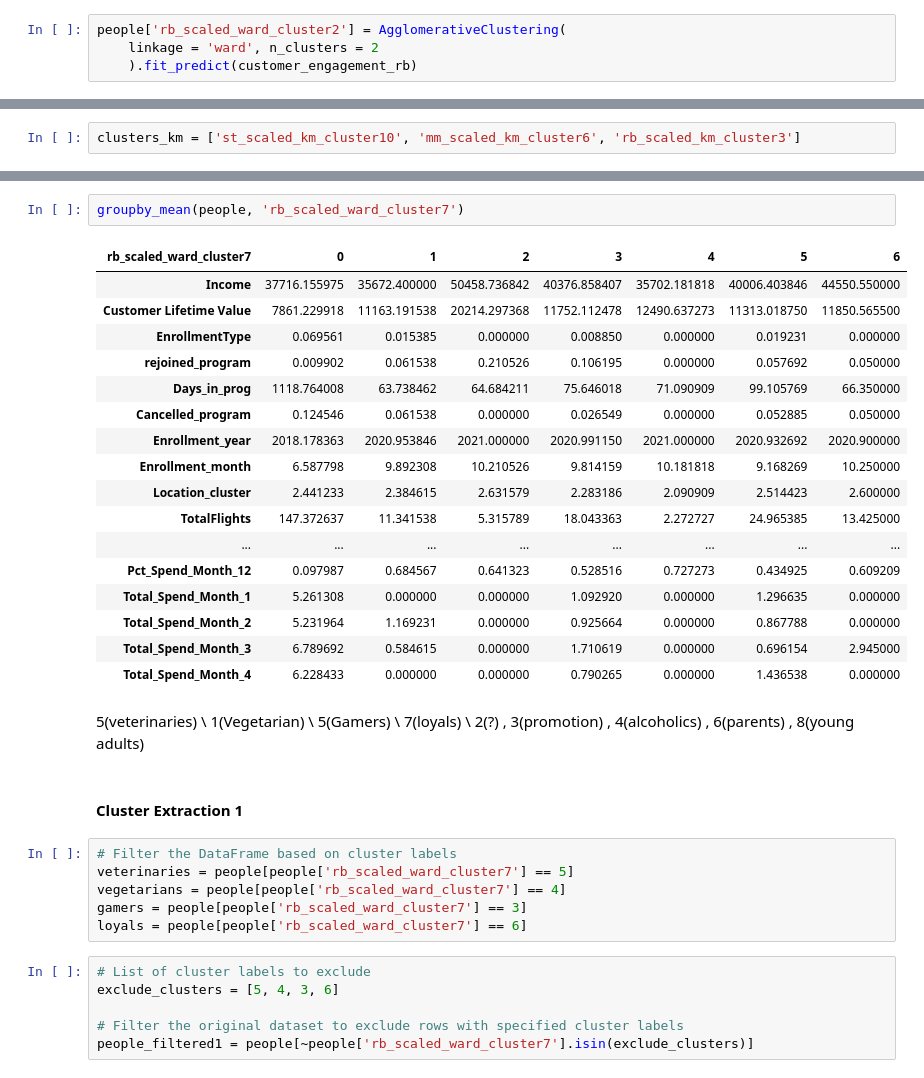
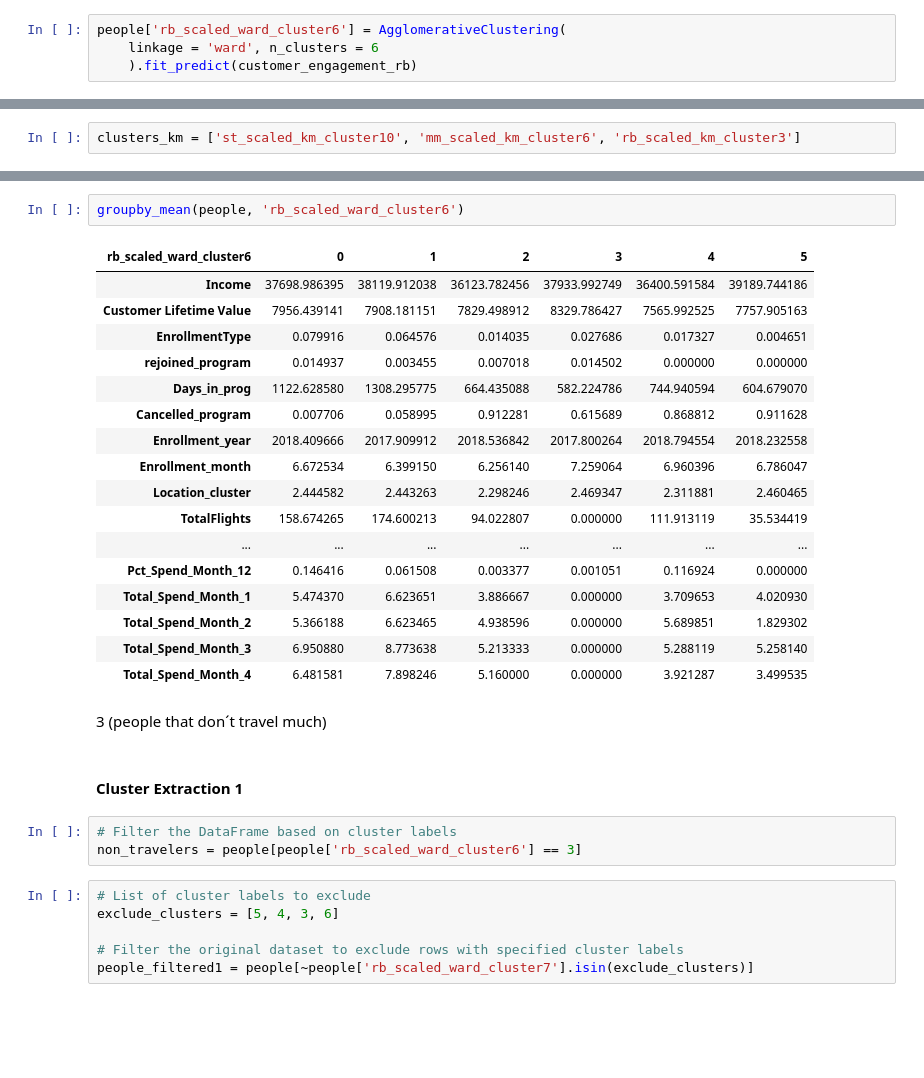
Before and after one commit to andrerangelferreira/DataMiningProject_AIAI_Group51, a Jupyter notebook: notebooks/FAUSTO__Group51_Clustering_Code.ipynb, the cells around one changed output, grey strips where cells are left out. Drawn from its saved outputs; the diff is of its cells as text; blank space fills up the shorter version.

```diff
--- a/notebooks/FAUSTO__Group51_Clustering_Code.ipynb
+++ b/notebooks/FAUSTO__Group51_Clustering_Code.ipynb
@@ -455,7 +455,7 @@ plot_dendrogram(customer_engagement_rb, 'ward')
 # %% [output]
 [figure]
 # %%
-people['rb_scaled_ward_cluster2'] = AgglomerativeClustering(
-    linkage = 'ward', n_clusters = 2
+people['rb_scaled_ward_cluster6'] = AgglomerativeClustering(
+    linkage = 'ward', n_clusters = 6
     ).fit_predict(customer_engagement_rb)
 # %%
@@ -498,33 +500,30 @@ plot_umap_projections(people, cluster_ward)
 # %%
-groupby_mean(people, 'rb_scaled_ward_cluster7')
+groupby_mean(people, 'rb_scaled_ward_cluster6')
 # %% [output]
-| rb_scaled_ward_cluster7 | 0 | 1 | 2 | 3 | 4 | 5 | 6 |
-| Income | 37716.155975 | 35672.400000 | 50458.736842 | 40376.858407 | 35702.181818 | 40006.403846 | 44550.550000 |
-| Customer Lifetime Value | 7861.229918 | 11163.191538 | 20214.297368 | 11752.112478 | 12490.637273 | 11313.018750 | 11850.565500 |
-| EnrollmentType | 0.069561 | 0.015385 | 0.000000 | 0.008850 | 0.000000 | 0.019231 | 0.000000 |
-| rejoined_program | 0.009902 | 0.061538 | 0.210526 | 0.106195 | 0.000000 | 0.057692 | 0.050000 |
-| Days_in_prog | 1118.764008 | 63.738462 | 64.684211 | 75.646018 | 71.090909 | 99.105769 | 66.350000 |
-| Cancelled_program | 0.124546 | 0.061538 | 0.000000 | 0.026549 | 0.000000 | 0.052885 | 0.050000 |
-| Enrollment_year | 2018.178363 | 2020.953846 | 2021.000000 | 2020.991150 | 2021.000000 | 2020.932692 | 2020.900000 |
-| Enrollment_month | 6.587798 | 9.892308 | 10.210526 | 9.814159 | 10.181818 | 9.168269 | 10.250000 |
-| Location_cluster | 2.441233 | 2.384615 | 2.631579 | 2.283186 | 2.090909 | 2.514423 | 2.600000 |
-| TotalFlights | 147.372637 | 11.341538 | 5.315789 | 18.043363 | 2.272727 | 24.965385 | 13.425000 |
-| ... | ... | ... | ... | ... | ... | ... | ... |
-| Pct_Spend_Month_12 | 0.097987 | 0.684567 | 0.641323 | 0.528516 | 0.727273 | 0.434925 | 0.609209 |
-| Total_Spend_Month_1 | 5.261308 | 0.000000 | 0.000000 | 1.092920 | 0.000000 | 1.296635 | 0.000000 |
-| Total_Spend_Month_2 | 5.231964 | 1.169231 | 0.000000 | 0.925664 | 0.000000 | 0.867788 | 0.000000 |
-| Total_Spend_Month_3 | 6.789692 | 0.584615 | 0.000000 | 1.710619 | 0.000000 | 0.696154 | 2.945000 |
-| Total_Spend_Month_4 | 6.228433 | 0.000000 | 0.000000 | 0.790265 | 0.000000 | 1.436538 | 0.000000 |
+| rb_scaled_ward_cluster6 | 0 | 1 | 2 | 3 | 4 | 5 |
+| Income | 37698.986395 | 38119.912038 | 36123.782456 | 37933.992749 | 36400.591584 | 39189.744186 |
+| Customer Lifetime Value | 7956.439141 | 7908.181151 | 7829.498912 | 8329.786427 | 7565.992525 | 7757.905163 |
+| EnrollmentType | 0.079916 | 0.064576 | 0.014035 | 0.027686 | 0.017327 | 0.004651 |
+| rejoined_program | 0.014937 | 0.003455 | 0.007018 | 0.014502 | 0.000000 | 0.000000 |
+| Days_in_prog | 1122.628580 | 1308.295775 | 664.435088 | 582.224786 | 744.940594 | 604.679070 |
+| Cancelled_program | 0.007706 | 0.058995 | 0.912281 | 0.615689 | 0.868812 | 0.911628 |
+| Enrollment_year | 2018.409666 | 2017.909912 | 2018.536842 | 2017.800264 | 2018.794554 | 2018.232558 |
+| Enrollment_month | 6.672534 | 6.399150 | 6.256140 | 7.259064 | 6.960396 | 6.786047 |
+| Location_cluster | 2.444582 | 2.443263 | 2.298246 | 2.469347 | 2.311881 | 2.460465 |
+| TotalFlights | 158.674265 | 174.600213 | 94.022807 | 0.000000 | 111.913119 | 35.534419 |
+| ... | ... | ... | ... | ... | ... | ... |
+| Pct_Spend_Month_12 | 0.146416 | 0.061508 | 0.003377 | 0.001051 | 0.116924 | 0.000000 |
+| Total_Spend_Month_1 | 5.474370 | 6.623651 | 3.886667 | 0.000000 | 3.709653 | 4.020930 |
+| Total_Spend_Month_2 | 5.366188 | 6.623465 | 4.938596 | 0.000000 | 5.689851 | 1.829302 |
+| Total_Spend_Month_3 | 6.950880 | 8.773638 | 5.213333 | 0.000000 | 5.288119 | 5.258140 |
+| Total_Spend_Month_4 | 6.481581 | 7.898246 | 5.160000 | 0.000000 | 3.921287 | 3.499535 |
 # %% [markdown]
-5(veterinaries) \ 1(Vegetarian) \ 5(Gamers) \ 7(loyals) \ 2(?) , 3(promotion) , 4(alcoholics) , 6(parents) , 8(young adults)
+3 (people that don´t travel much)
 # %% [markdown]
 #### Cluster Extraction 1
 # %%
 # Filter the DataFrame based on cluster labels
-veterinaries = people[people['rb_scaled_ward_cluster7'] == 5]
-vegetarians = people[people['rb_scaled_ward_cluster7'] == 4]
-gamers = people[people['rb_scaled_ward_cluster7'] == 3]
-loyals = people[people['rb_scaled_ward_cluster7'] == 6]
+non_travelers = people[people['rb_scaled_ward_cluster6'] == 3]
 # %%
 # List of cluster labels to exclude
 exclude_clusters = [5, 4, 3, 6]
```
Also changed, not shown: parts of 4 cells of this notebook.
